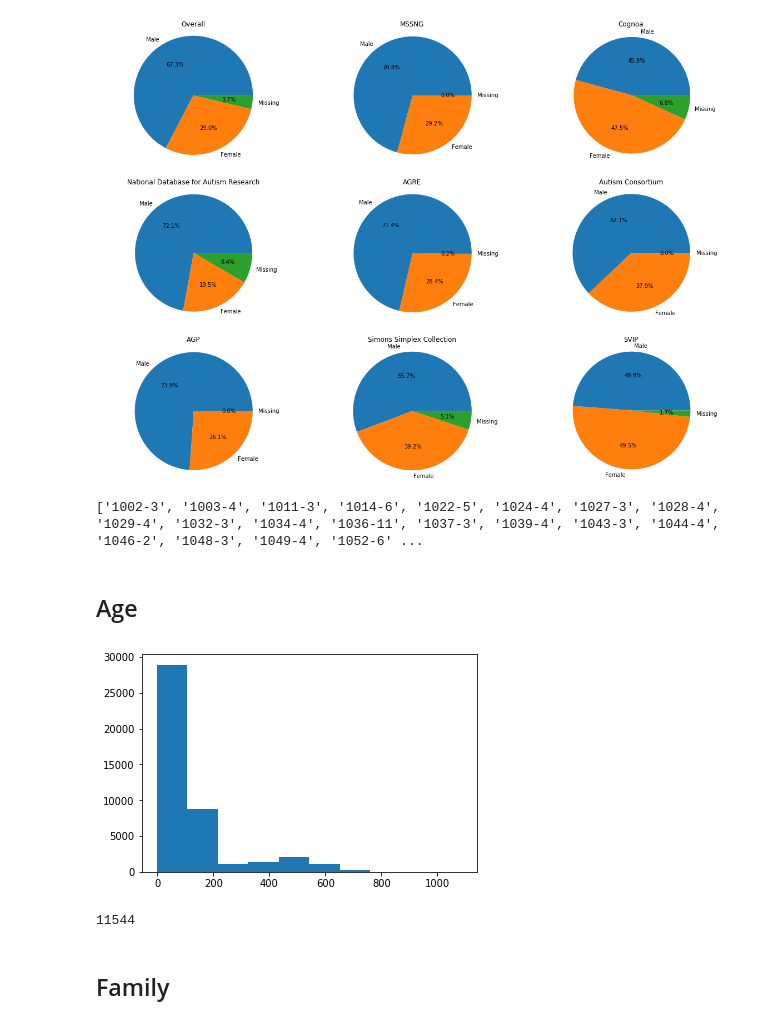
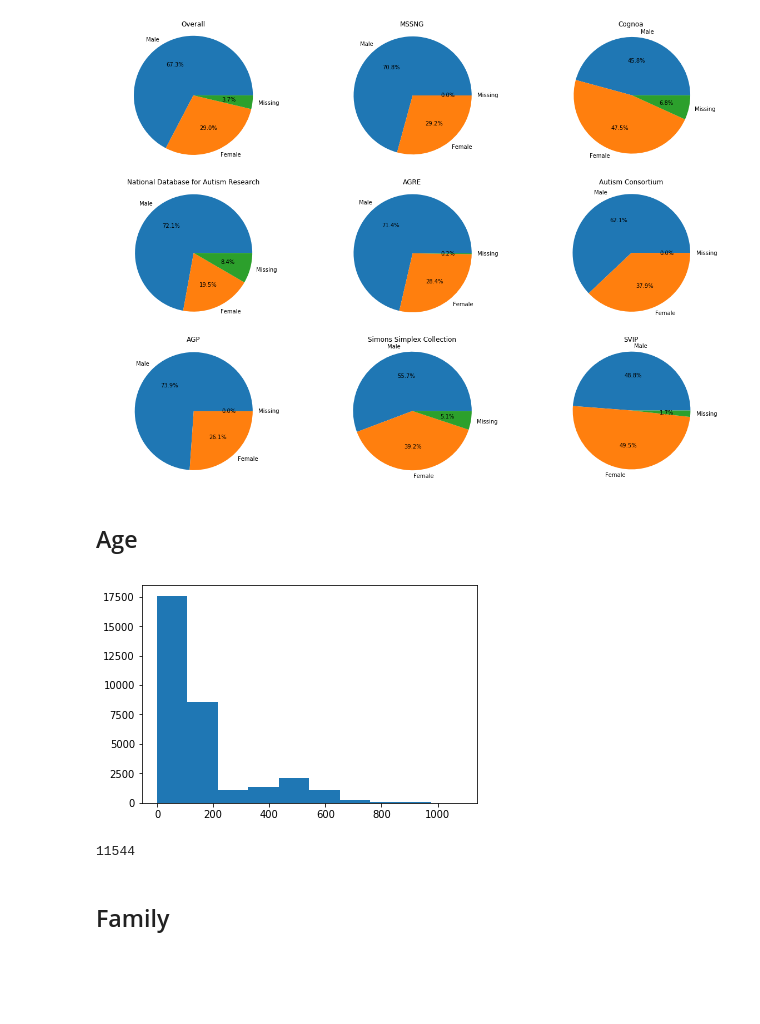
Before and after one commit to walllab/PhenotypeGLRM, a Jupyter notebook: analysis/Dataset-Overview.ipynb, the cells around one changed output. Saved outputs shown, nothing was run; the diff lists cells and outputs as text; code cells hidden in the pictures; blank space fills up the shorter version.

```diff
--- a/analysis/Dataset-Overview.ipynb
+++ b/analysis/Dataset-Overview.ipynb
@@ -243,19 +243,15 @@ for i, d in enumerate(datasets):
 plt.show()
 # %% [output]
 [figure]
-# %%
-print([sample_names[i] for i, x in enumerate(labels) if x[label_header.index('clinical_diagnosis')] == 'None'])
-# %% [output]
-['1002-3', '1003-4', '1011-3', '1014-6', '1022-5', '1024-4', '1027-3', '1028-4', '1029-4', '1032-3', '1034-4', '1036-11', '1037-3', '1039-4', '1043-3', '1044-4', '1046-2', '1048-3', '1049-4', '1052-6' ...
 # %% [markdown]
 ## Age
 # %%
-plt.hist([-1 if x[label_header.index('age')] == 'None' else int(x[label_header.index('age')]) for x in labels])
+plt.hist([int(x[label_header.index('age')]) for x in labels if x[label_header.index('age')] != 'None'])
 plt.show()
 
 print(len([x for x in labels if x[label_header.index('age')] == 'None']))
 # %% [output]
-[figure, old version]
+[figure, new version]
 11544
 # %% [markdown]
 ## Family
```
Also changed, not shown: 9 other files.
